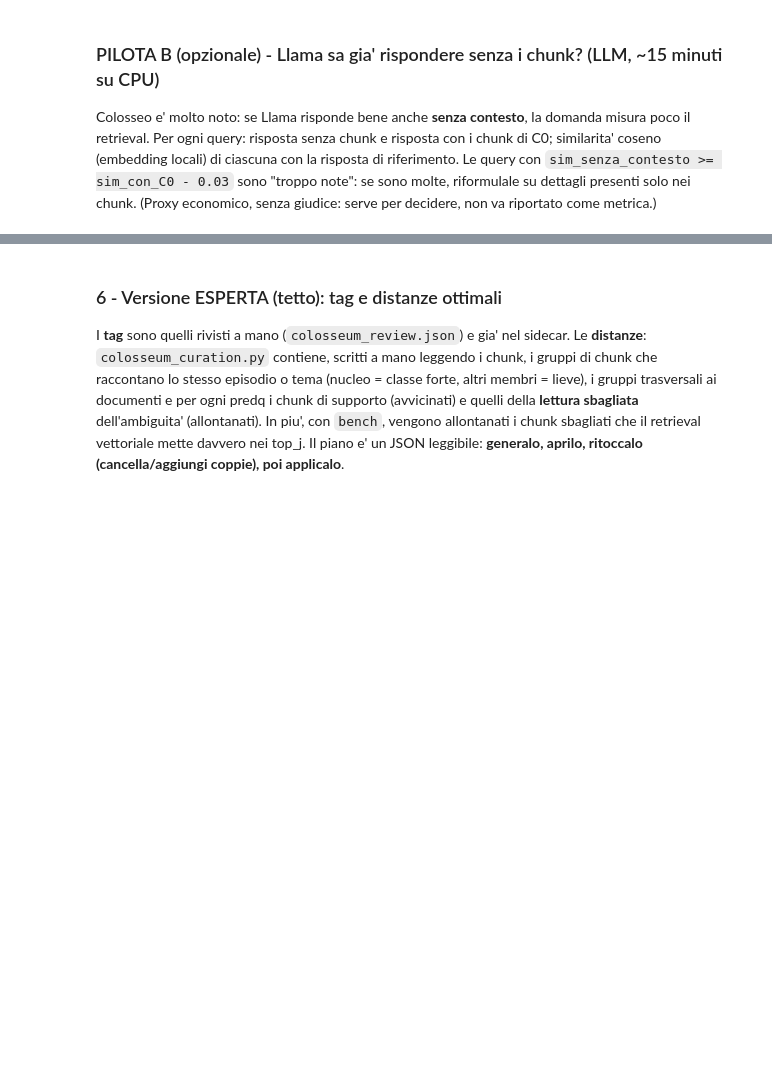
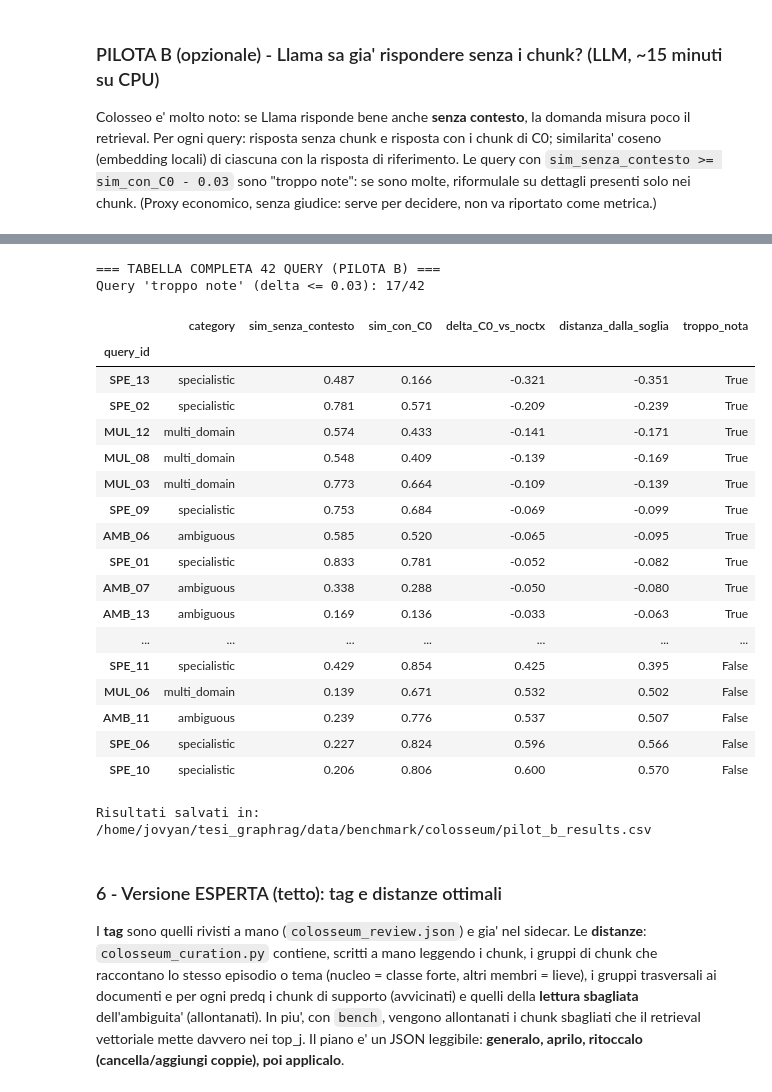
Before and after one commit to Gorky1724/TesiGraphRAG_PyNotebook, a Jupyter notebook: notebooks/09_Benchmark/09C_06_ColosseumBenchmark.ipynb, the cells around one changed output, grey strips where cells are left out. Cells and saved outputs as stored; diff of their text form; code cells hidden in the pictures; blank space fills up the shorter version.

Commit message:
Produzione 1 colosseo completata in 09_06

```diff
--- a/notebooks/09_Benchmark/09C_06_ColosseumBenchmark.ipynb
+++ b/notebooks/09_Benchmark/09C_06_ColosseumBenchmark.ipynb
@@ -167,3 +277,65 @@ print(f"query 'troppo note': {int(dfB.troppo_nota.sum())}/{len(dfB)}"); display(
+# %%
+dfB["delta_C0_vs_noctx"] = dfB["sim_con_C0"] - dfB["sim_senza_contesto"]
+dfB["distanza_dalla_soglia"] = dfB["delta_C0_vs_noctx"] - 0.03
+
+dfB_sorted = dfB.sort_values(by="delta_C0_vs_noctx", ascending=True)
+
+with pd.option_context(
+    "display.max_rows", None, "display.max_columns", None, "display.width", 1000
+):
+    print(f"=== TABELLA COMPLETA 42 QUERY (PILOTA B) ===")
+    print(
+        f"Query 'troppo note' (delta <= 0.03): {int(dfB.troppo_nota.sum())}/{len(dfB)}\n"
+    )
+    display(
+        dfB_sorted[
+            [
+                "category",
+                "sim_senza_contesto",
+                "sim_con_C0",
+                "delta_C0_vs_noctx",
+                "distanza_dalla_soglia",
+                "troppo_nota",
+            ]
+        ].round(3)
+    )
+# %% [output]
+=== TABELLA COMPLETA 42 QUERY (PILOTA B) ===
+Query 'troppo note' (delta <= 0.03): 17/42
+|  | category | sim_senza_contesto | sim_con_C0 | delta_C0_vs_noctx | distanza_dalla_soglia | troppo_nota |
+| query_id |  |  |  |  |  |  |
+| SPE_13 | specialistic | 0.487 | 0.166 | -0.321 | -0.351 | True |
+| SPE_02 | specialistic | 0.781 | 0.571 | -0.209 | -0.239 | True |
+| MUL_12 | multi_domain | 0.574 | 0.433 | -0.141 | -0.171 | True |
+| MUL_08 | multi_domain | 0.548 | 0.409 | -0.139 | -0.169 | True |
+| MUL_03 | multi_domain | 0.773 | 0.664 | -0.109 | -0.139 | True |
+| SPE_09 | specialistic | 0.753 | 0.684 | -0.069 | -0.099 | True |
+| AMB_06 | ambiguous | 0.585 | 0.520 | -0.065 | -0.095 | True |
+| SPE_01 | specialistic | 0.833 | 0.781 | -0.052 | -0.082 | True |
+| AMB_07 | ambiguous | 0.338 | 0.288 | -0.050 | -0.080 | True |
+| AMB_13 | ambiguous | 0.169 | 0.136 | -0.033 | -0.063 | True |
+| ... | ... | ... | ... | ... | ... | ... |
+| SPE_11 | specialistic | 0.429 | 0.854 | 0.425 | 0.395 | False |
+| MUL_06 | multi_domain | 0.139 | 0.671 | 0.532 | 0.502 | False |
+| AMB_11 | ambiguous | 0.239 | 0.776 | 0.537 | 0.507 | False |
+| SPE_06 | specialistic | 0.227 | 0.824 | 0.596 | 0.566 | False |
+| SPE_10 | specialistic | 0.206 | 0.806 | 0.600 | 0.570 | False |
+# %%
+out_path = Path(OUT_DIR)
+out_path.mkdir(parents=True, exist_ok=True)
+
+dfB_out = dfB.copy().reset_index()
+dfB_out["delta_C0_vs_noctx"] = (
+    dfB_out["sim_con_C0"] - dfB_out["sim_senza_contesto"]
+)
+dfB_out["distanza_dalla_soglia"] = dfB_out["delta_C0_vs_noctx"] - 0.03
+
+csv_file = out_path / "pilot_b_results.csv"
+dfB_out.to_csv(csv_file, index=False)
+
+print(f"Risultati salvati in: {csv_file.resolve()}")
+# %% [output]
+Risultati salvati in: /home/jovyan/tesi_graphrag/data/benchmark/colosseum/pilot_b_results.csv
 # %% [markdown]
 ### 6 - Versione ESPERTA (tetto): tag e distanze ottimali
 I **tag** sono quelli rivisti a mano (`colosseum_review.json`) e gia' nel sidecar. Le **distanze**: `colosseum_curation.py` contiene, scritti a mano leggendo i chunk,
```
Also changed, not shown: parts of 14 cells of this notebook, 4 other files.
